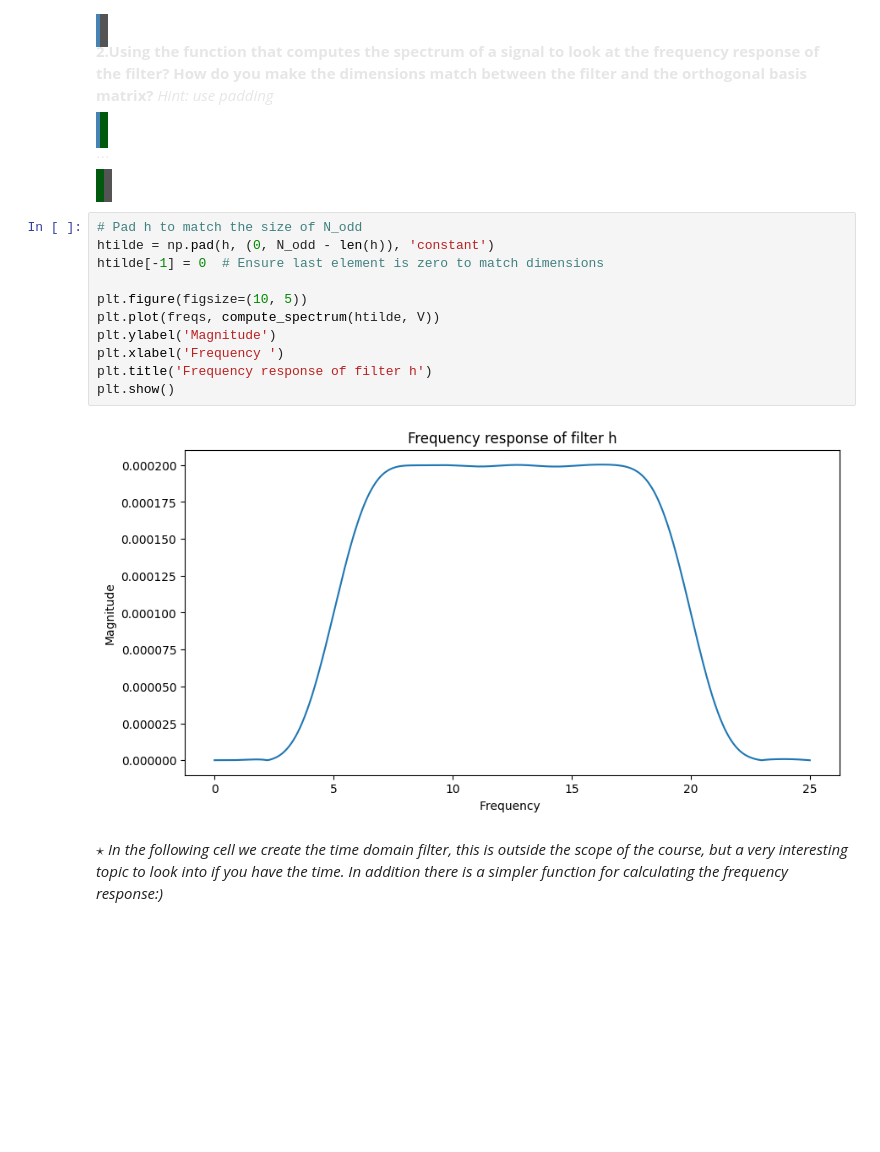
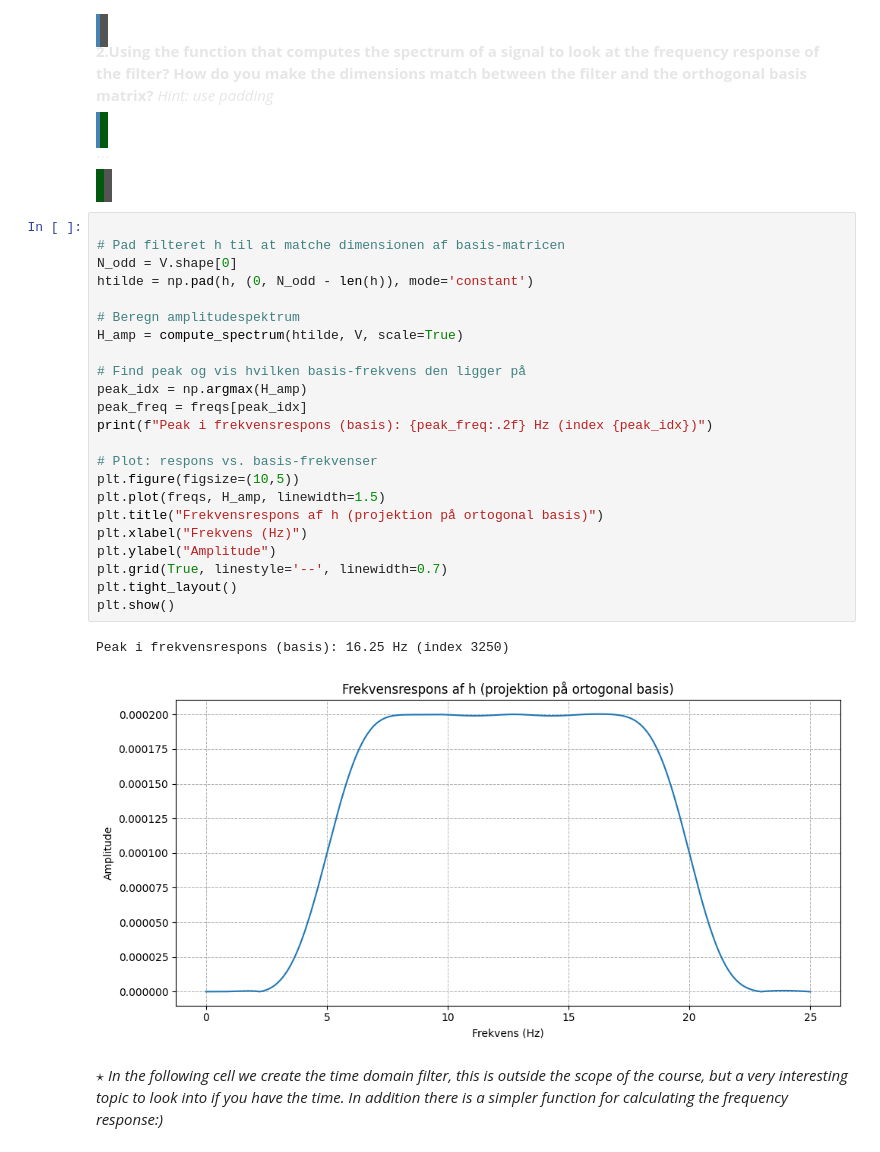
Before and after one commit to Nunk-sketch/ass2, a Jupyter notebook: haha/assignment_2/assignment_2.ipynb, the cells around one changed output. Drawn from its saved outputs; the diff is of its cells as text; blank space fills up the shorter version.

```diff
--- a/haha/assignment_2/assignment_2.ipynb
+++ b/haha/assignment_2/assignment_2.ipynb
@@ -344,18 +344,31 @@ $\dots$
 
 </span>
 # %%
-# Pad h to match the size of N_odd
-htilde = np.pad(h, (0, N_odd - len(h)), 'constant')
-htilde[-1] = 0  # Ensure last element is zero to match dimensions
 
-plt.figure(figsize=(10, 5))
-plt.plot(freqs, compute_spectrum(htilde, V))
-plt.ylabel('Magnitude')
-plt.xlabel('Frequency ')
-plt.title('Frequency response of filter h')
+# Pad filteret h til at matche dimensionen af basis-matricen
+N_odd = V.shape[0]
+htilde = np.pad(h, (0, N_odd - len(h)), mode='constant')
+
+# Beregn amplitudespektrum
+H_amp = compute_spectrum(htilde, V, scale=True)
+
+# Find peak og vis hvilken basis-frekvens den ligger på
+peak_idx = np.argmax(H_amp)
+peak_freq = freqs[peak_idx]
+print(f"Peak i frekvensrespons (basis): {peak_freq:.2f} Hz (index {peak_idx})")
+
+# Plot: respons vs. basis-frekvenser
+plt.figure(figsize=(10,5))
+plt.plot(freqs, H_amp, linewidth=1.5)
+plt.title("Frekvensrespons af h (projektion på ortogonal basis)")
+plt.xlabel("Frekvens (Hz)")
+plt.ylabel("Amplitude")
+plt.grid(True, linestyle='--', linewidth=0.7)
+plt.tight_layout()
 plt.show()
 # %% [output]
+Peak i frekvensrespons (basis): 16.25 Hz (index 3250)
-[figure, old version]
+[figure, new version]
 # %% [markdown]
 *$\star$ In the following cell we create the time domain filter, this is outside the scope of the course, but a very interesting topic to look into if you have the time. In addition there is a simpler function for calculating the frequency response:)*
 # %%
```
Also changed, not shown: parts of 3 cells of this notebook.
